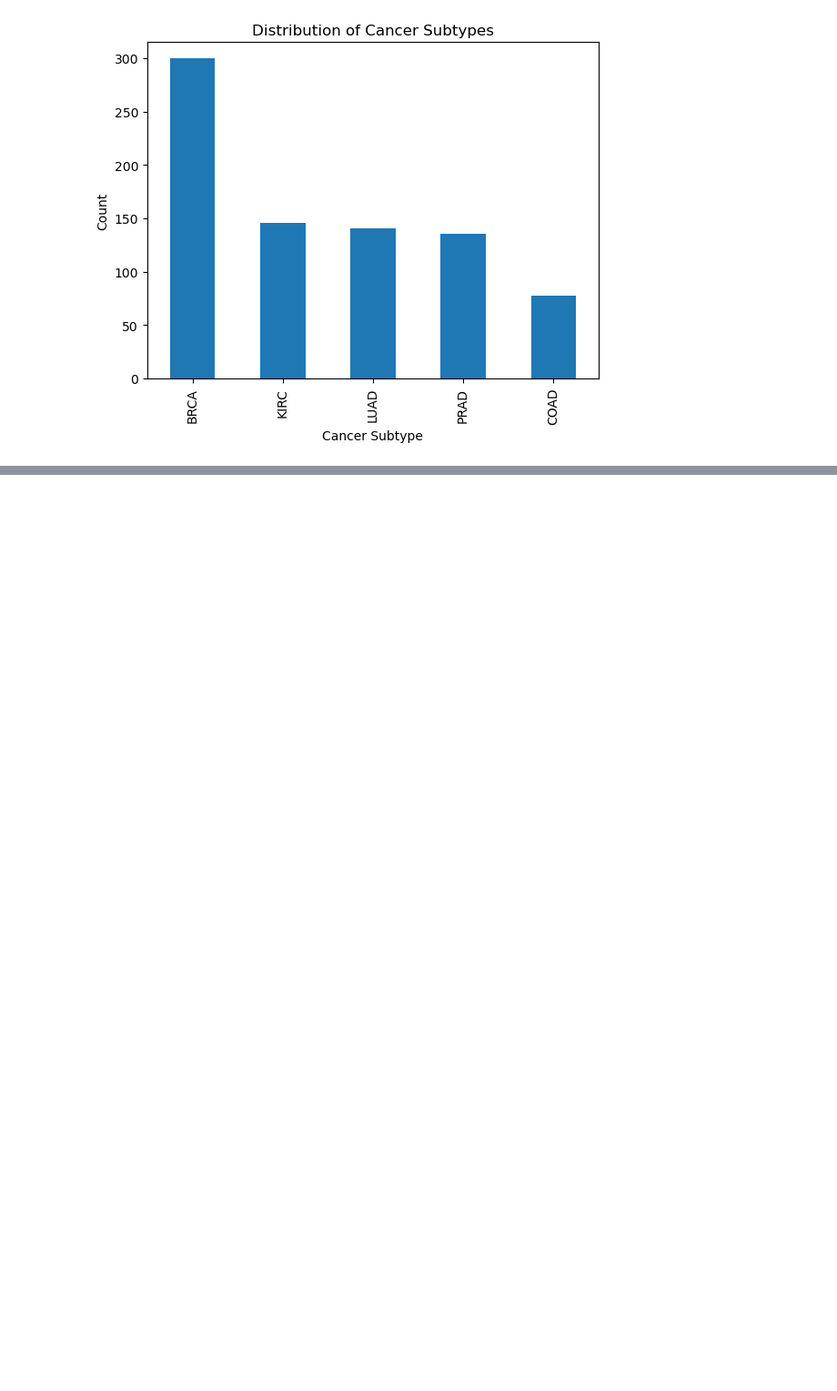
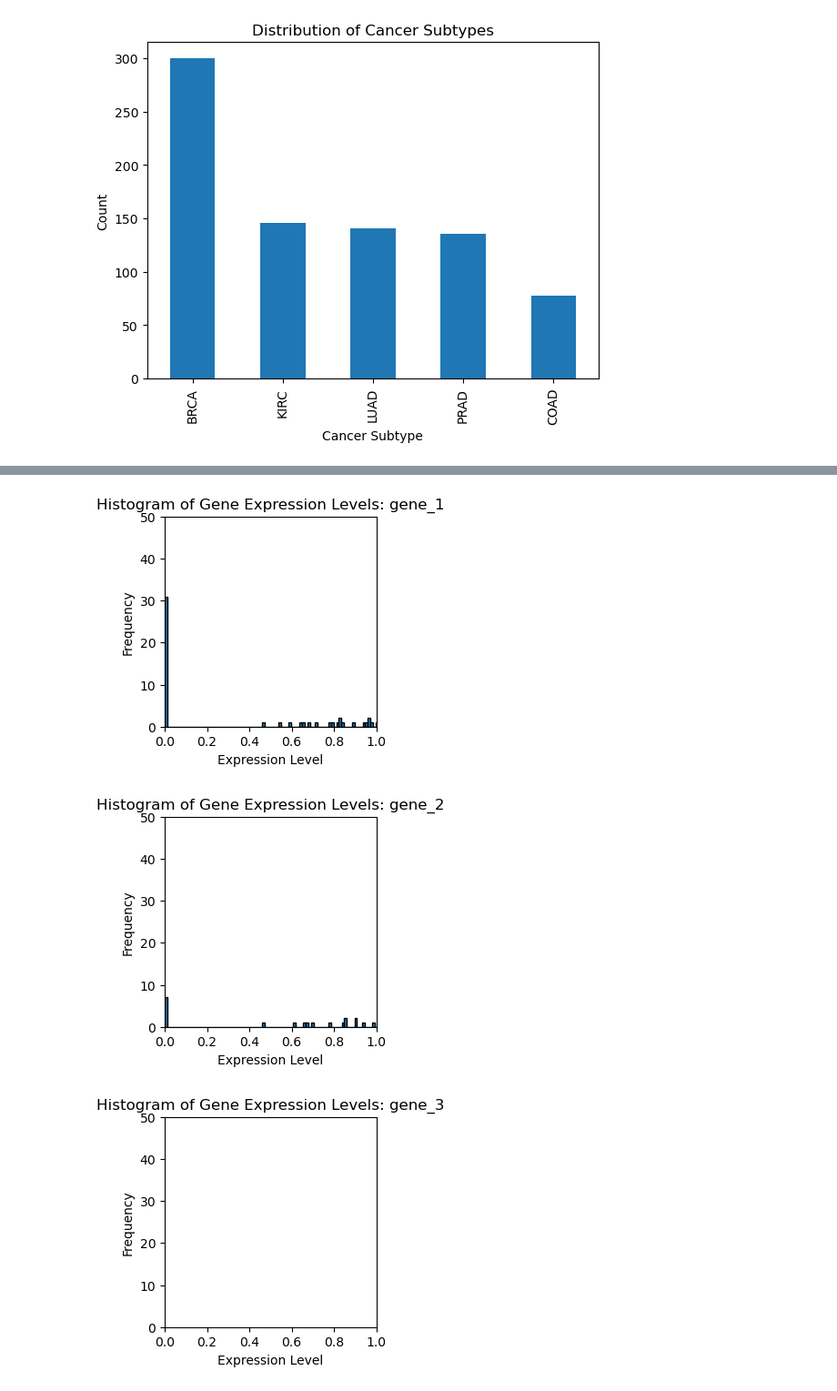
Before and after one commit to StevenN2021/Cancer-Subset-Predictor, a Jupyter notebook: notebooks/eda.ipynb, the cells around one changed output, grey strips where cells are left out. Shown at 91% size. Drawn from its saved outputs; the diff is of its cells as text; code cells hidden in the pictures; blank space fills up the shorter version.

Commit message:
exploratory data analysis

```diff
--- a/notebooks/eda.ipynb
+++ b/notebooks/eda.ipynb
@@ -50,0 +48,20 @@ Encoding [4 3 4 4 0]
+# %%
+#histogram of gene expression values
+
+def histogram_of_gene_expression(data_col):
+    gene_name = data.columns[i]
+    plt.figure(figsize=(3, 3))
+    plt.hist(data_col.values.flatten(), bins=500, edgecolor='black')
+    plt.xlabel('Expression Level')
+    plt.ylabel('Frequency')
+    plt.title('Histogram of Gene Expression Levels: ' + gene_name)
+    plt.xlim(0, 1)
+    plt.ylim(0, 50)
+    plt.show()
+
+for i in range(2,6):
+    histogram_of_gene_expression(data.iloc[1:801, i])
+# %% [output]
+[figure, added]
+[figure, added]
+[figure, added]
```
Also changed, not shown: parts of 6 cells of this notebook, 2 other files.
